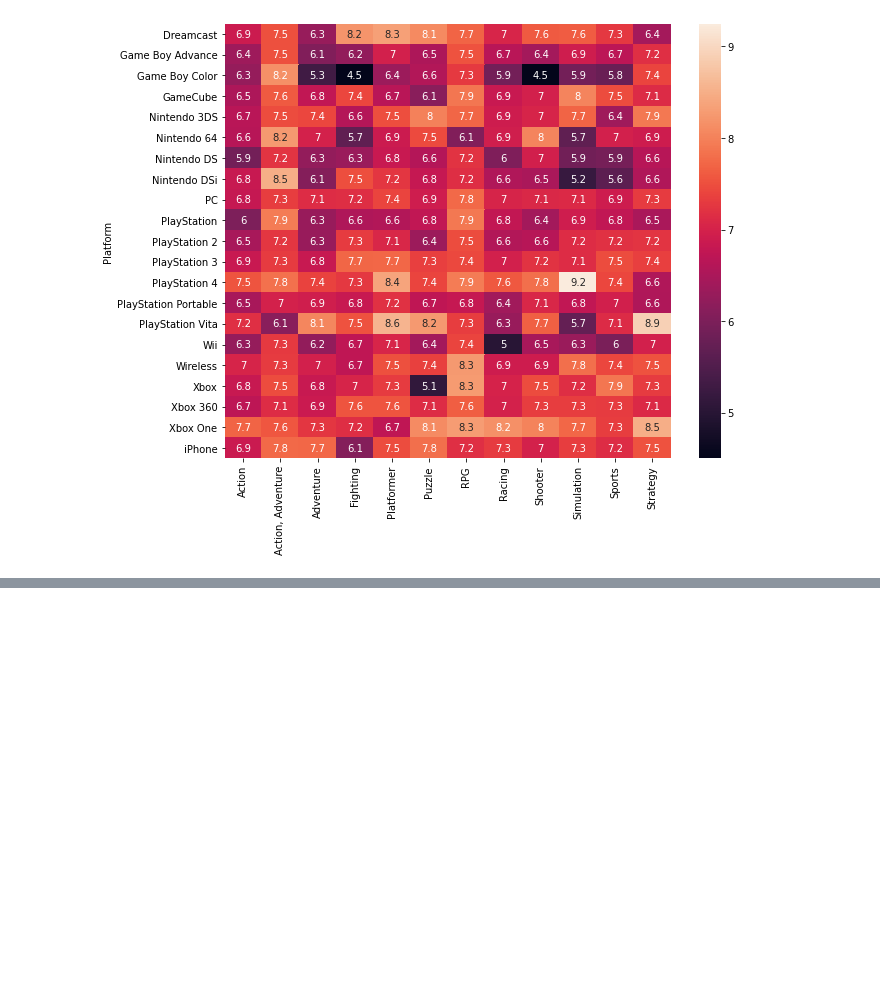
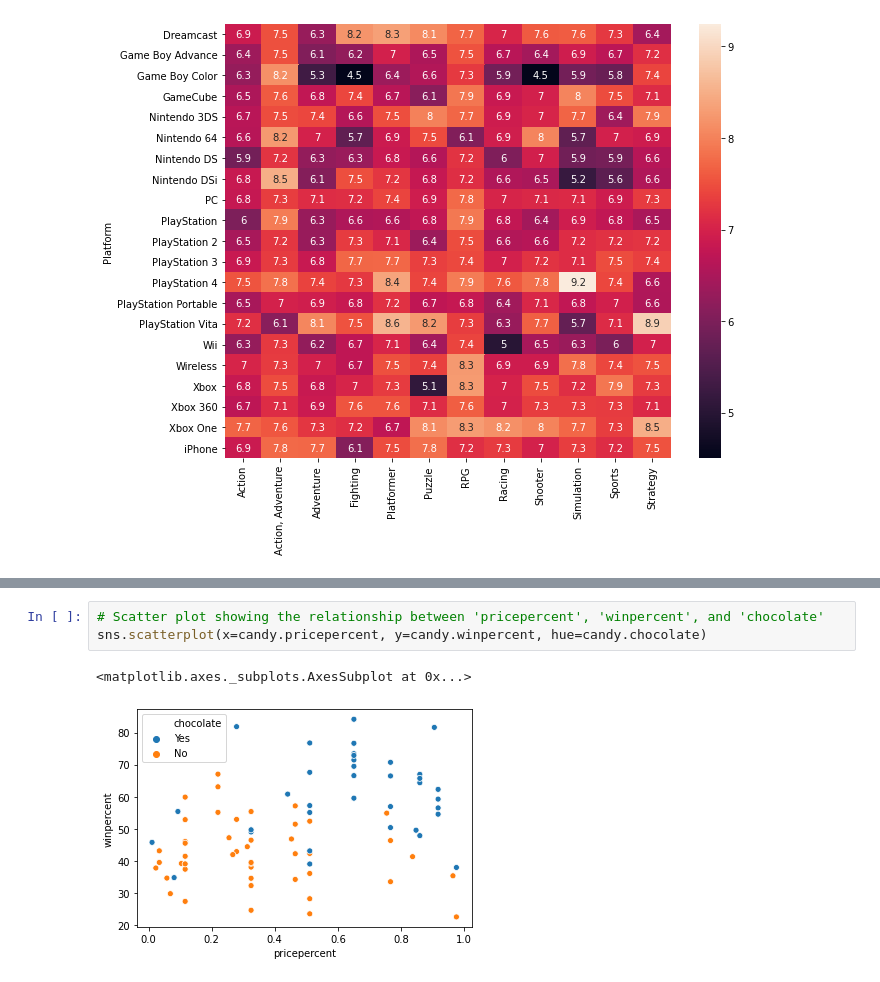
Before and after one commit to imeugeneco/kaggle-struggle, a Jupyter notebook: @kaggle-courses/Data-Visualization.ipynb, the cells around one changed output, grey strips where cells are left out. Saved outputs shown, nothing was run; the diff lists cells and outputs as text; blank space fills up the shorter version.

```diff
--- a/@kaggle-courses/Data-Visualization.ipynb
+++ b/@kaggle-courses/Data-Visualization.ipynb
@@ -97,0 +147,6 @@ sns.heatmap(data=ign, annot=True)
+# %%
+# Scatter plot showing the relationship between 'pricepercent', 'winpercent', and 'chocolate'
+sns.scatterplot(x=candy.pricepercent, y=candy.winpercent, hue=candy.chocolate)
+# %% [output]
+<matplotlib.axes._subplots.AxesSubplot at 0x...>
+[figure, added]
```
Also changed, not shown: parts of 10 cells of this notebook.
